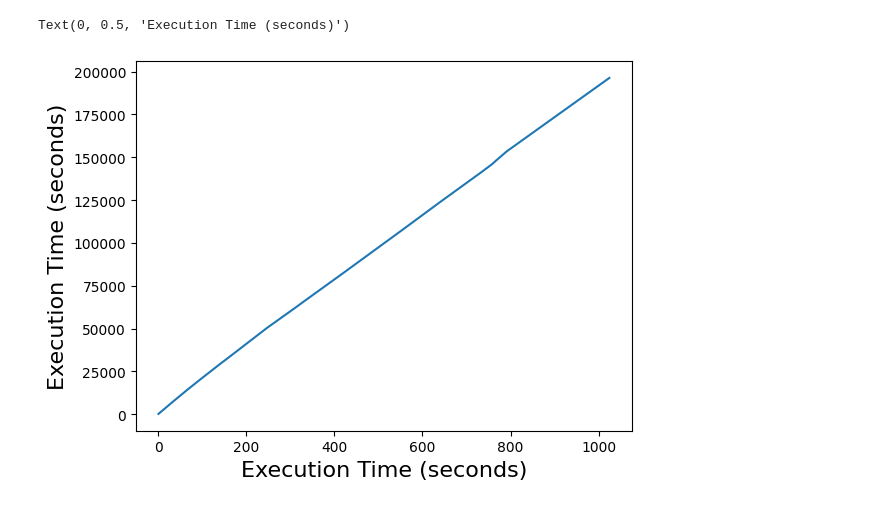
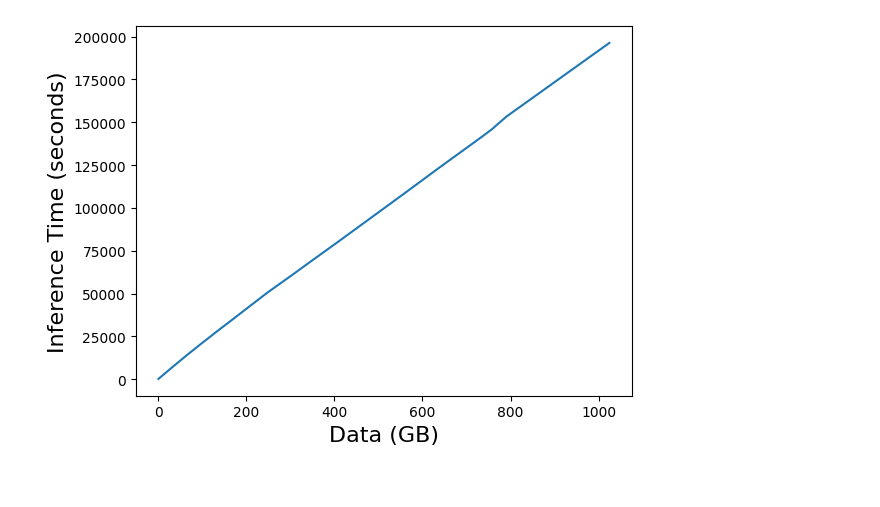
Before and after one commit to mstaylor/AI-for-Astronomy, a Jupyter notebook: code/Anomaly Detection/Inference/plot.ipynb, the cells around one changed output. Cells and saved outputs as stored; diff of their text form; code cells hidden in the pictures.

```diff
--- a/code/Anomaly Detection/Inference/plot.ipynb
+++ b/code/Anomaly Detection/Inference/plot.ipynb
@@ -35,9 +15,10 @@ results = {
     'throughput_bps': [],
     'sample_persec': []
 }
+device = 'cpu'
 
 for i in range(1, 1025):
-    with open(f'./cpu/{i}.json', 'r') as input:
+    with open(f'./{device}/{i}.json', 'r') as input:
         data = json.load(input)
 
         results['total_execution_time (seconds)'].append(
@@ -57,8 +38,9 @@ for i in range(1, 1025):
 df = pd.DataFrame(results)
 # %%
 plt.plot(df['data'], df['total_execution_time (seconds)'])
-plt.xlabel('Execution Time (seconds)', fontsize=16)
-plt.ylabel('Execution Time (seconds)', fontsize=16)
+plt.xlabel('Data (GB)', fontsize=16)
+plt.ylabel('Inference Time (seconds)', fontsize=16)
+plt.savefig(f'./outputs/{device}.jpg', bbox_inches='tight')
+plt.show()
 # %% [output]
-Text(0, 0.5, 'Execution Time (seconds)')
-[figure, old version]
+[figure, new version]
```
Also changed, not shown: parts of 2 cells of this notebook, 3 other files.
